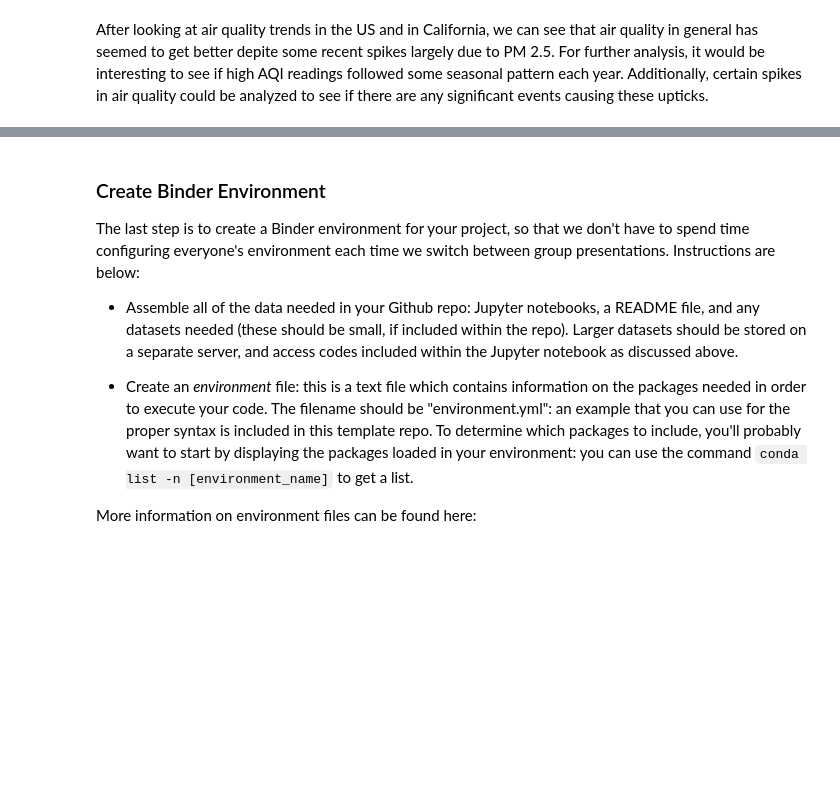
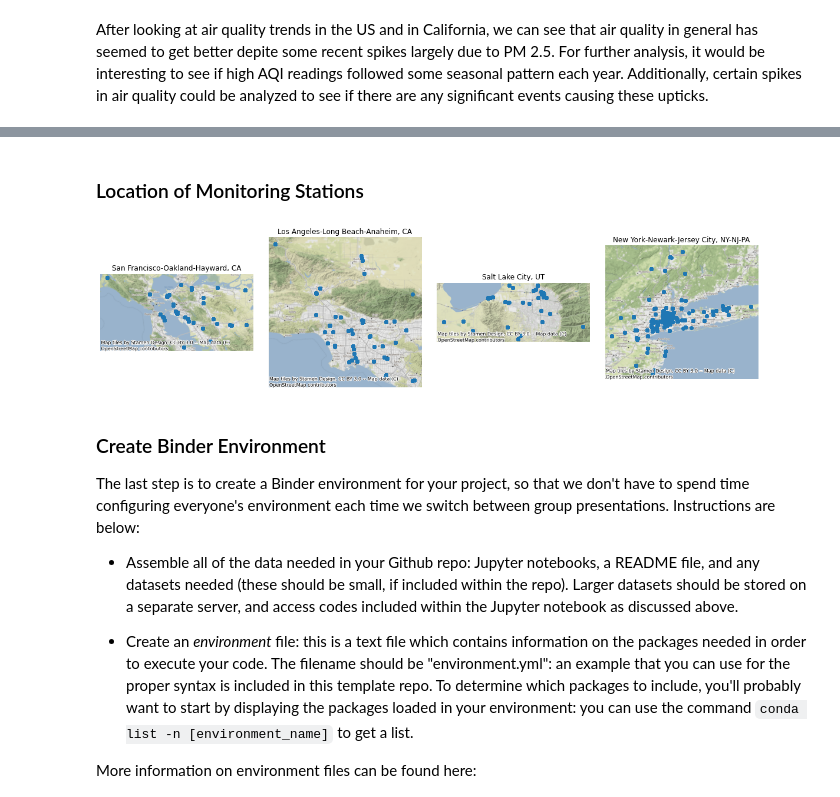
Before and after one commit to aqi-science/notebook, a Jupyter notebook: HW3_template.ipynb, the cells around one changed output, grey strips where cells are left out. Drawn from its saved outputs; the diff is of its cells as text; code cells hidden in the pictures; blank space fills up the shorter version.

```diff
--- a/HW3_template.ipynb
+++ b/HW3_template.ipynb
@@ -424,0 +432,5 @@ After looking at air quality trends in the US and in California, we can see that
+# %%
+# convert to geodataframe
+geoms=gpd.points_from_xy(cbsa_df['Longitude'], cbsa_df['Latitude'], crs='EPSG:4326')
+
+cbsa_gdf=gpd.GeoDataFrame(cbsa_df,geometry=geoms)
@@ -424,0 +439,5 @@ After looking at air quality trends in the US and in California, we can see that
+# %%
+lax = cbsa_gdf[cbsa_gdf['CBSA'].str.contains("Los Angeles")]
+sf = cbsa_gdf[cbsa_gdf['CBSA'].str.contains("San Francisco")]
+slc = cbsa_gdf[cbsa_gdf['CBSA'].str.contains("Salt Lake")]
+nyc = cbsa_gdf[cbsa_gdf['CBSA'].str.contains("New York")]
@@ -425,3 +455,28 @@ After looking at air quality trends in the US and in California, we can see that
+# %% [markdown]
+### Location of Monitoring Stations
+# %%
+fig,(ax1,ax2,ax3,ax4) = plt.subplots(1,4,figsize=(20,20))
+fig.subplots_adjust(hspace=0.1, wspace=0.1)
+
+ax1.set_title('San Francisco-Oakland-Hayward, CA')
+ax2.set_title('Los Angeles-Long Beach-Anaheim, CA')
+ax3.set_title('Salt Lake City, UT')
+ax4.set_title('New York-Newark-Jersey City, NY-NJ-PA')
+
+sf['geometry'].plot(ax=ax1)
+lax['geometry'].plot(ax=ax2)
+slc['geometry'].plot(ax=ax3)
+nyc['geometry'].plot(ax=ax4)
+
+cx.add_basemap(ax1, crs=4326)
+cx.add_basemap(ax2, crs=4326)
+cx.add_basemap(ax3, crs=4326)
+cx.add_basemap(ax4, crs=4326)
+
+for ax in (ax1,ax2,ax3,ax4):
+    ax.axis('off')
+# %% [output]
+[figure, added]
 # %% [markdown]
 <a id='binder'></a>
 ### Create Binder Environment
```
Also changed, not shown: parts of 43 cells of this notebook.
